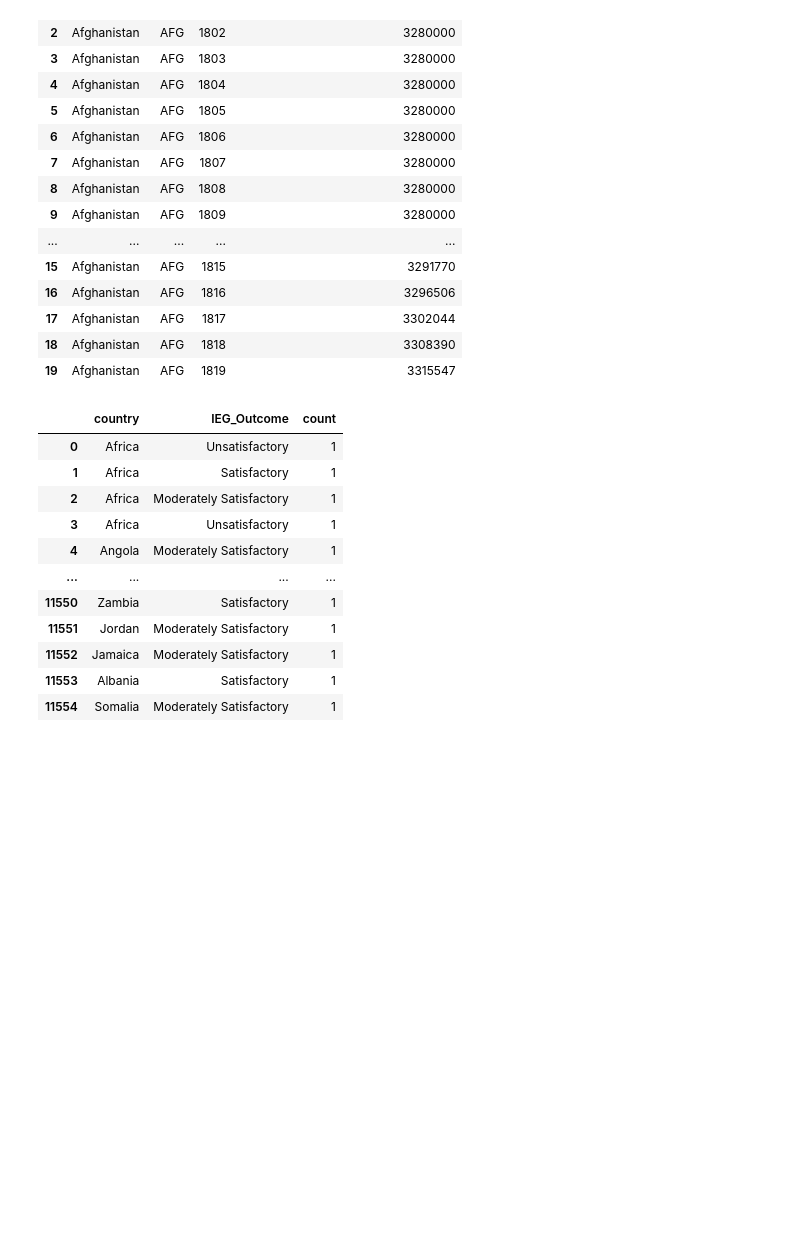
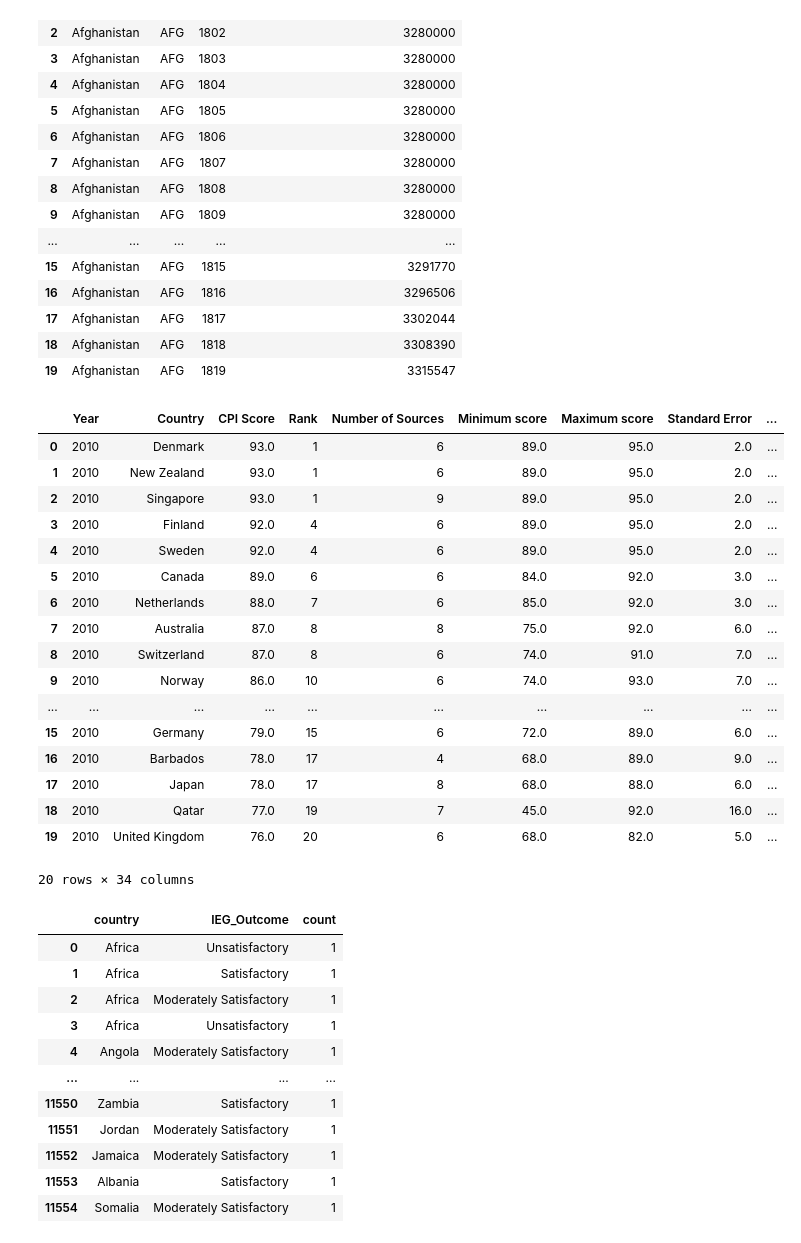
Before and after one commit to DataBootcamp-Project2-WorldBank/project2, a Jupyter notebook: scrape_ieg.ipynb, the cells around one changed output. Saved outputs shown, nothing was run; the diff lists cells and outputs as text; code cells hidden in the pictures; blank space fills up the shorter version.

```diff
--- a/scrape_ieg.ipynb
+++ b/scrape_ieg.ipynb
@@ -155,3 +153,25 @@ population_df.head(20)
 | 19 | Afghanistan | AFG | 1819 | 3315547 |
 # %%
 population_df.to_html('app/templates/populationData.html')
+# %%
+cpi_df=pd.read_csv('data/merged_cpi_data.csv')
+cpi_df.head(20)
+# %% [output]
+|  | Year | Country | CPI Score | Rank | Number of Sources | Minimum score | Maximum score | Standard Error | ... |
+| 0 | 2010 | Denmark | 93.0 | 1 | 6 | 89.0 | 95.0 | 2.0 | ... |
+| 1 | 2010 | New Zealand | 93.0 | 1 | 6 | 89.0 | 95.0 | 2.0 | ... |
+| 2 | 2010 | Singapore | 93.0 | 1 | 9 | 89.0 | 95.0 | 2.0 | ... |
+| 3 | 2010 | Finland | 92.0 | 4 | 6 | 89.0 | 95.0 | 2.0 | ... |
+| 4 | 2010 | Sweden | 92.0 | 4 | 6 | 89.0 | 95.0 | 2.0 | ... |
+| 5 | 2010 | Canada | 89.0 | 6 | 6 | 84.0 | 92.0 | 3.0 | ... |
+| 6 | 2010 | Netherlands | 88.0 | 7 | 6 | 85.0 | 92.0 | 3.0 | ... |
+| 7 | 2010 | Australia | 87.0 | 8 | 8 | 75.0 | 92.0 | 6.0 | ... |
+| 8 | 2010 | Switzerland | 87.0 | 8 | 6 | 74.0 | 91.0 | 7.0 | ... |
+| 9 | 2010 | Norway | 86.0 | 10 | 6 | 74.0 | 93.0 | 7.0 | ... |
+| ... | ... | ... | ... | ... | ... | ... | ... | ... | ... |
+| 15 | 2010 | Germany | 79.0 | 15 | 6 | 72.0 | 89.0 | 6.0 | ... |
+| 16 | 2010 | Barbados | 78.0 | 17 | 4 | 68.0 | 89.0 | 9.0 | ... |
+| 17 | 2010 | Japan | 78.0 | 17 | 8 | 68.0 | 88.0 | 6.0 | ... |
+| 18 | 2010 | Qatar | 77.0 | 19 | 7 | 45.0 | 92.0 | 16.0 | ... |
+| 19 | 2010 | United Kingdom | 76.0 | 20 | 6 | 68.0 | 82.0 | 5.0 | ... |
+20 rows × 34 columns
```
Also changed, not shown: parts of 7 cells of this notebook, 8 other files.
